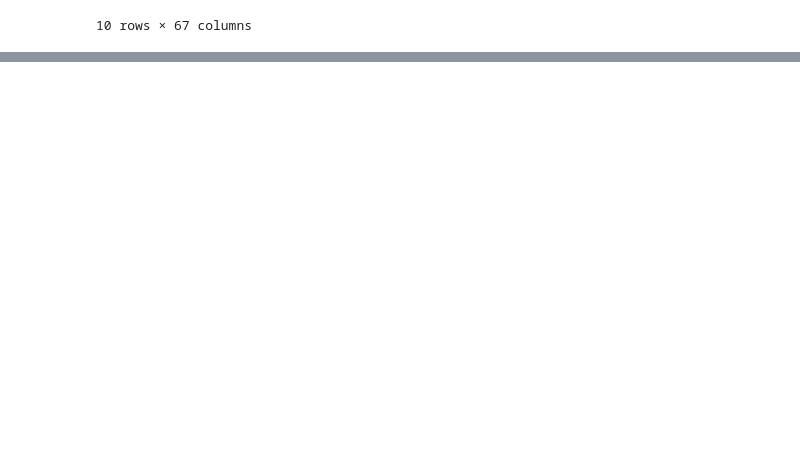
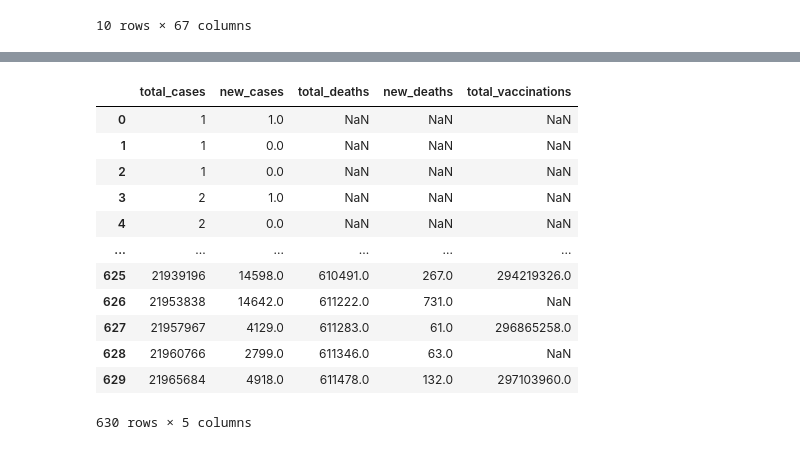
Before and after one commit to marlonsp/Projeto2-CiDados, a Jupyter notebook: Projeto2-CDados.ipynb, the cells around one changed output, grey strips where cells are left out. Cells and saved outputs as stored; diff of their text form; code cells hidden in the pictures; blank space fills up the shorter version.

```diff
--- a/Projeto2-CDados.ipynb
+++ b/Projeto2-CDados.ipynb
@@ -40,0 +37,18 @@ plt.show()
+# %%
+lista = ['total_cases','new_cases','total_deaths','new_deaths','total_vaccinations']
+df = data_base.loc[:, lista]
+df
+# %% [output]
+|  | total_cases | new_cases | total_deaths | new_deaths | total_vaccinations |
+| 0 | 1 | 1.0 | NaN | NaN | NaN |
+| 1 | 1 | 0.0 | NaN | NaN | NaN |
+| 2 | 1 | 0.0 | NaN | NaN | NaN |
+| 3 | 2 | 1.0 | NaN | NaN | NaN |
+| 4 | 2 | 0.0 | NaN | NaN | NaN |
+| ... | ... | ... | ... | ... | ... |
+| 625 | 21939196 | 14598.0 | 610491.0 | 267.0 | 294219326.0 |
+| 626 | 21953838 | 14642.0 | 611222.0 | 731.0 | NaN |
+| 627 | 21957967 | 4129.0 | 611283.0 | 61.0 | 296865258.0 |
+| 628 | 21960766 | 2799.0 | 611346.0 | 63.0 | NaN |
+| 629 | 21965684 | 4918.0 | 611478.0 | 132.0 | 297103960.0 |
+630 rows × 5 columns
```
Also changed, not shown: parts of 13 cells of this notebook.
